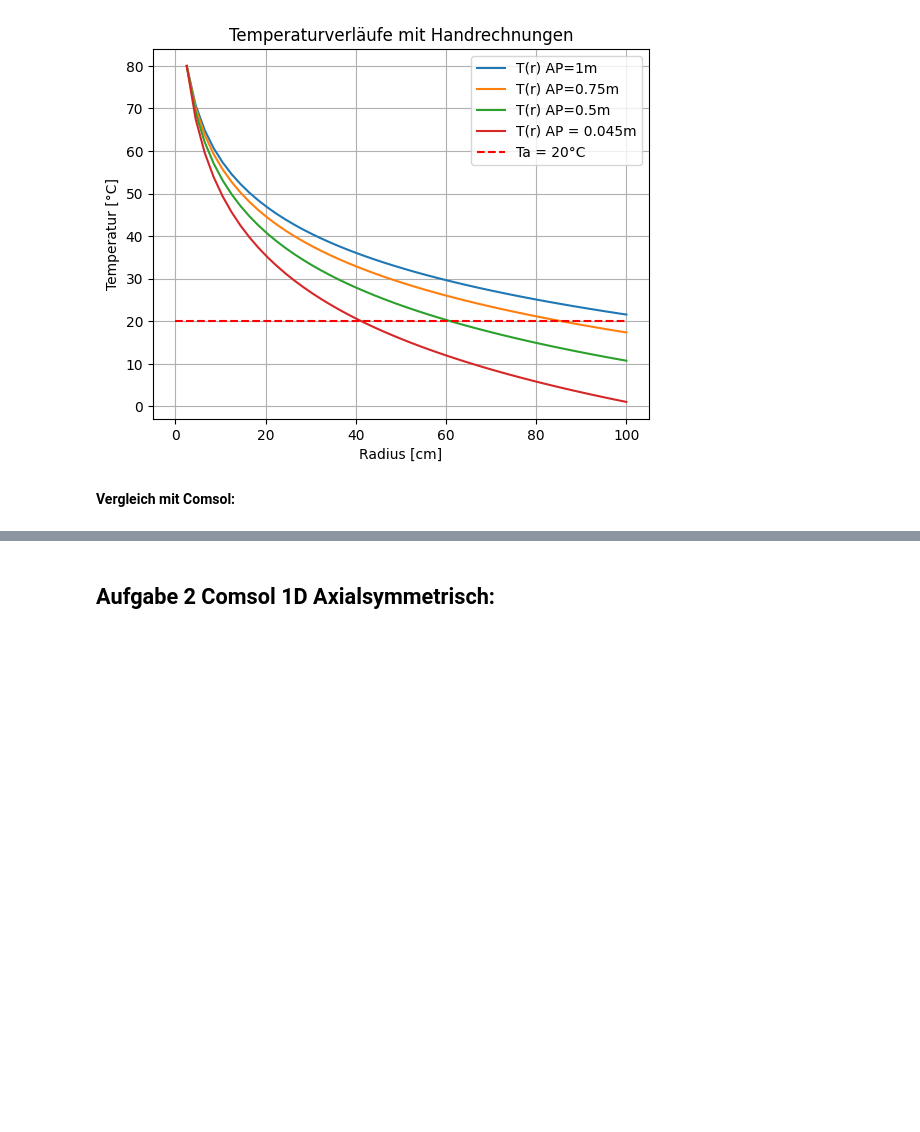
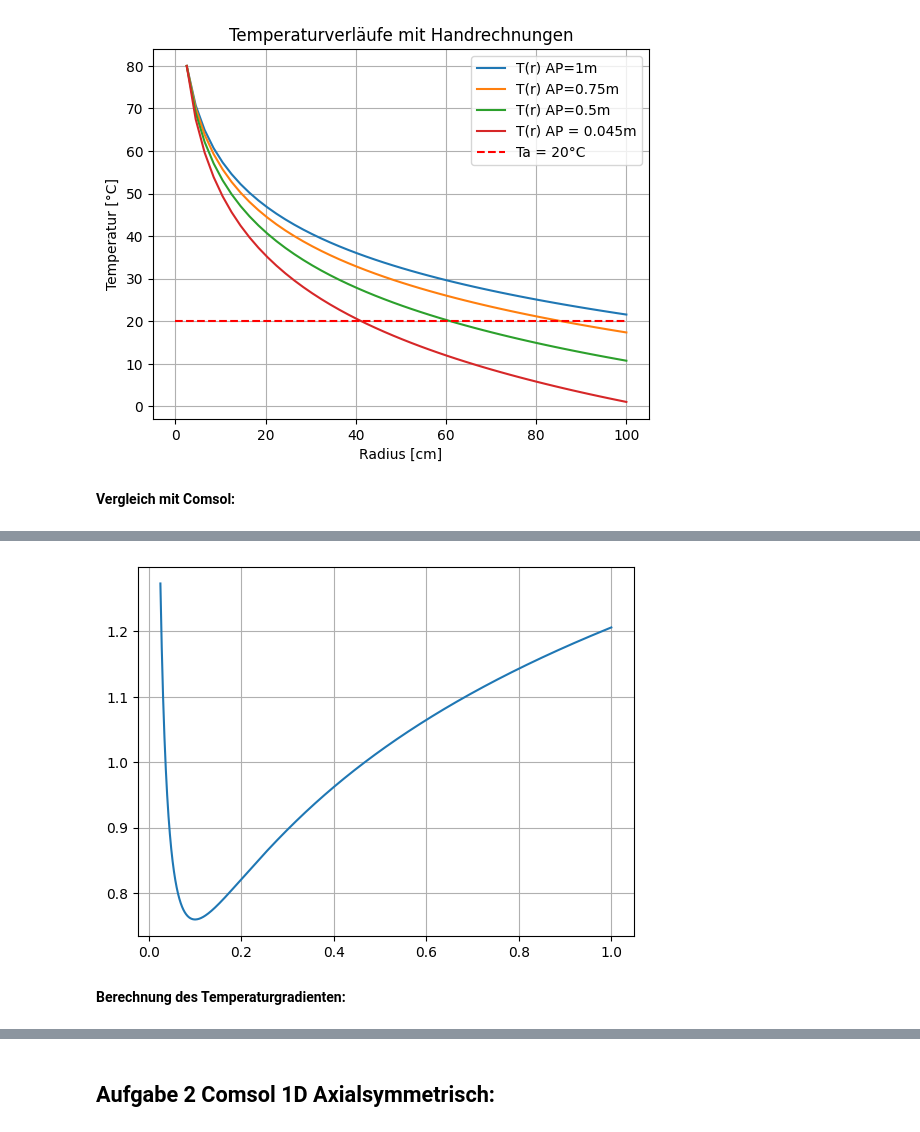
Before and after one commit to HansPeter21/CoP_Abgabe, a Jupyter notebook: Bericht_Mauro_Schegg.ipynb, the cells around one changed output, grey strips where cells are left out. Saved outputs shown, nothing was run; the diff lists cells and outputs as text; code cells hidden in the pictures; blank space fills up the shorter version.

```diff
--- a/Bericht_Mauro_Schegg.ipynb
+++ b/Bericht_Mauro_Schegg.ipynb
@@ -198,0 +220,13 @@ plt.legend()
+# %%
+rg = np.linspace(0.025,1,1000)
+# %%
+Rth = np.log(rg/ri)/(2*np.pi*0.5*1)
+Rs = 1/(2*np.pi*rg*1*5)
+Rg = Rth+Rs
+# %%
+plt.plot(rg,Rg)
+plt.grid()
+# %% [output]
+[figure, added]
+# %% [markdown]
+**Berechnung des Temperaturgradienten:**
```
Also changed, not shown: parts of 9 cells of this notebook.
